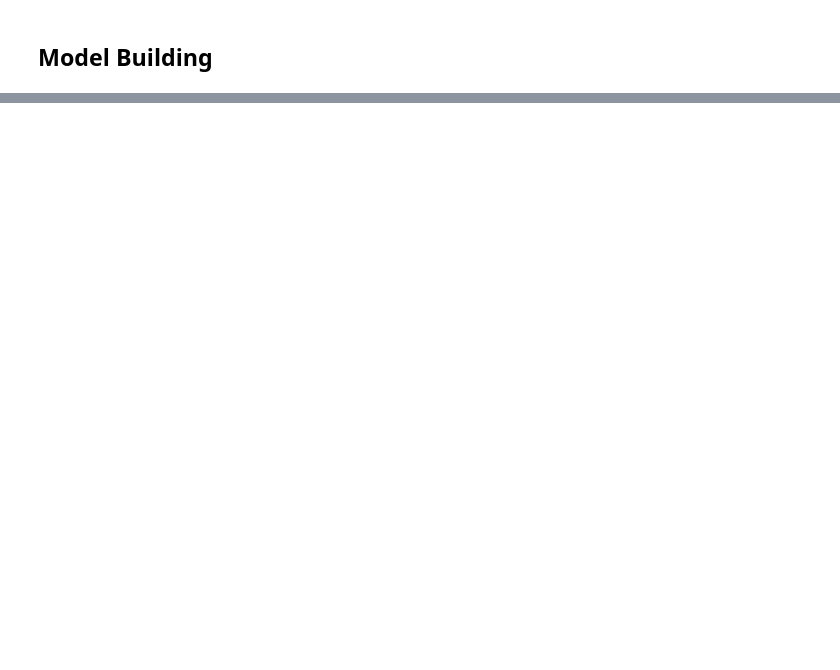
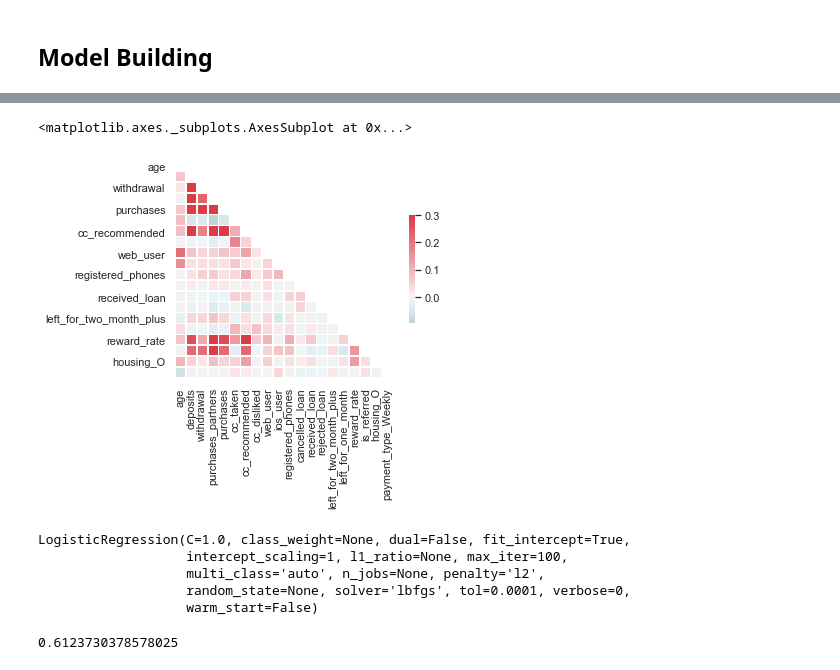
Before and after one commit to VishwasMore/machinelearning-case-studies, a Jupyter notebook: Subscription/minimizing-churn-rate.ipynb, the cells around one changed output, grey strips where cells are left out. Drawn from its saved outputs; the diff is of its cells as text; code cells hidden in the pictures; blank space fills up the shorter version.

```diff
--- a/Subscription/minimizing-churn-rate.ipynb
+++ b/Subscription/minimizing-churn-rate.ipynb
@@ -280,0 +354,10 @@ X_test = X_test2
+# %%
+# Model to Test
+classifier = LogisticRegression()
+# Select Best X Features
+rfe = RFE(classifier, 20)
+rfe = rfe.fit(X_train, y_train)
+# summarize the selection of the attributes
+print(rfe.support_)
+print(rfe.ranking_)
+X_train.columns[rfe.support_]
@@ -280,0 +380,7 @@ X_test = X_test2
+# %%
+# Compute the correlation matrix
+corr = X_train[X_train.columns[rfe.support_]].corr()
+# %%
+# Generate a mask for the upper triangle
+mask = np.zeros_like(corr, dtype=np.bool)
+mask[np.triu_indices_from(mask)] = True
@@ -280,0 +392,21 @@ X_test = X_test2
+# %%
+# Generate a custom diverging colormap
+cmap = sn.diverging_palette(220, 10, as_cmap=True)
+# %%
+# Draw the heatmap with the mask and correct aspect ratio
+sn.heatmap(corr, mask=mask, cmap=cmap, vmax=.3, center=0,
+            square=True, linewidths=.5, cbar_kws={"shrink": .5})
+# %% [output]
+<matplotlib.axes._subplots.AxesSubplot at 0x...>
+[figure, added]
+# %%
+# Fitting Model to the Training Set
+from sklearn.linear_model import LogisticRegression
+classifier = LogisticRegression()
+classifier.fit(X_train[X_train.columns[rfe.support_]], y_train)
+# %% [output]
+LogisticRegression(C=1.0, class_weight=None, dual=False, fit_intercept=True,
+                   intercept_scaling=1, l1_ratio=None, max_iter=100,
+                   multi_class='auto', n_jobs=None, penalty='l2',
+                   random_state=None, solver='lbfgs', tol=0.0001, verbose=0,
+                   warm_start=False)
@@ -280,0 +416,10 @@ X_test = X_test2
+# %%
+# Evaluating Results
+from sklearn.metrics import confusion_matrix, accuracy_score, f1_score, precision_score, recall_score
+cm = confusion_matrix(y_test, y_pred)
+accuracy_score(y_test, y_pred)
+precision_score(y_test, y_pred) # tp / (tp + fp)
+recall_score(y_test, y_pred) # tp / (tp + fn)
+f1_score(y_test, y_pred)
+# %% [output]
+0.6123730378578025
```
Also changed, not shown: parts of 17 cells of this notebook, 1 other file.
